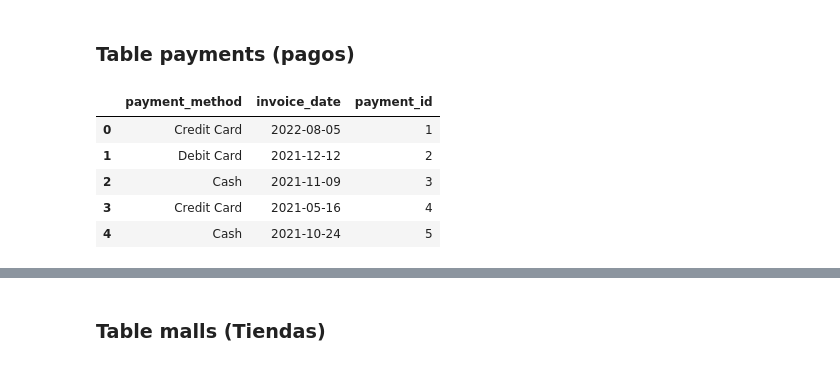
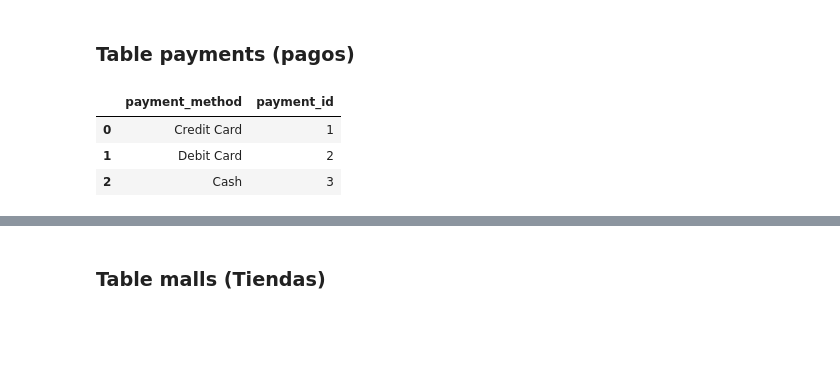
Before and after one commit to Jean-Carlos-L/retail-data-warehouse, a Jupyter notebook: index.ipynb, the cells around one changed output, grey strips where cells are left out. Drawn from its saved outputs; the diff is of its cells as text; code cells hidden in the pictures; blank space fills up the shorter version.

```diff
--- a/index.ipynb
+++ b/index.ipynb
@@ -175,13 +173,11 @@ df_star.head()
 # %% [markdown]
 ### Table payments (pagos)
 # %%
-dim_payment = df_star[['payment_method', 'invoice_date']].drop_duplicates().reset_index(drop=True)
+dim_payment = df_star[['payment_method']].drop_duplicates().reset_index(drop=True)
 dim_payment['payment_id'] = dim_payment.index + 1
 dim_payment.head()
 # %% [output]
-|  | payment_method | invoice_date | payment_id |
-| 0 | Credit Card | 2022-08-05 | 1 |
-| 1 | Debit Card | 2021-12-12 | 2 |
-| 2 | Cash | 2021-11-09 | 3 |
-| 3 | Credit Card | 2021-05-16 | 4 |
-| 4 | Cash | 2021-10-24 | 5 |
+|  | payment_method | payment_id |
+| 0 | Credit Card | 1 |
+| 1 | Debit Card | 2 |
+| 2 | Cash | 3 |
```
Also changed, not shown: parts of 5 cells of this notebook, 1 other file.
